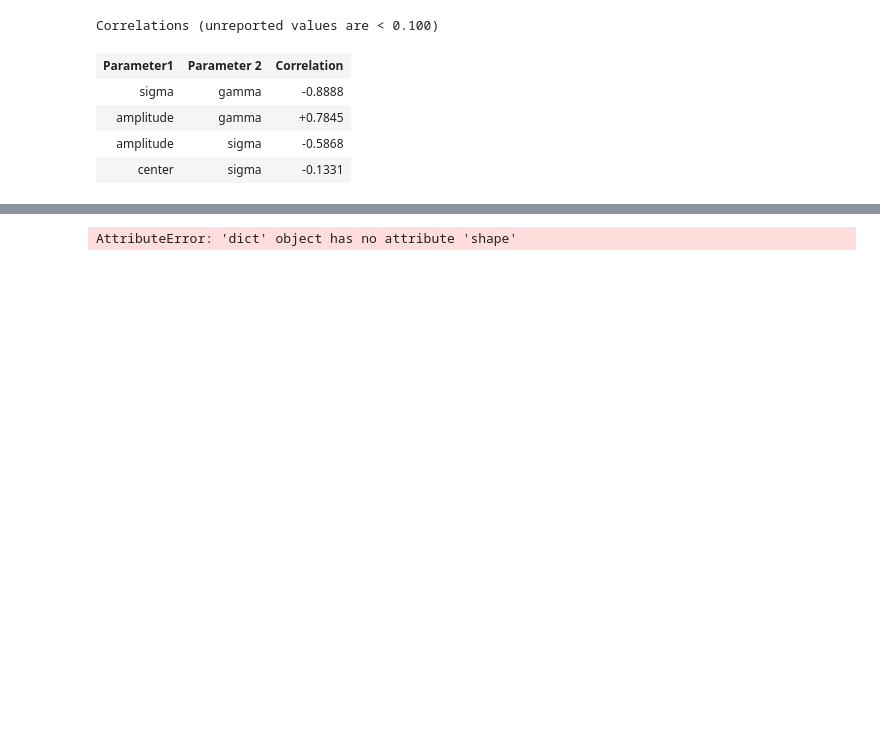
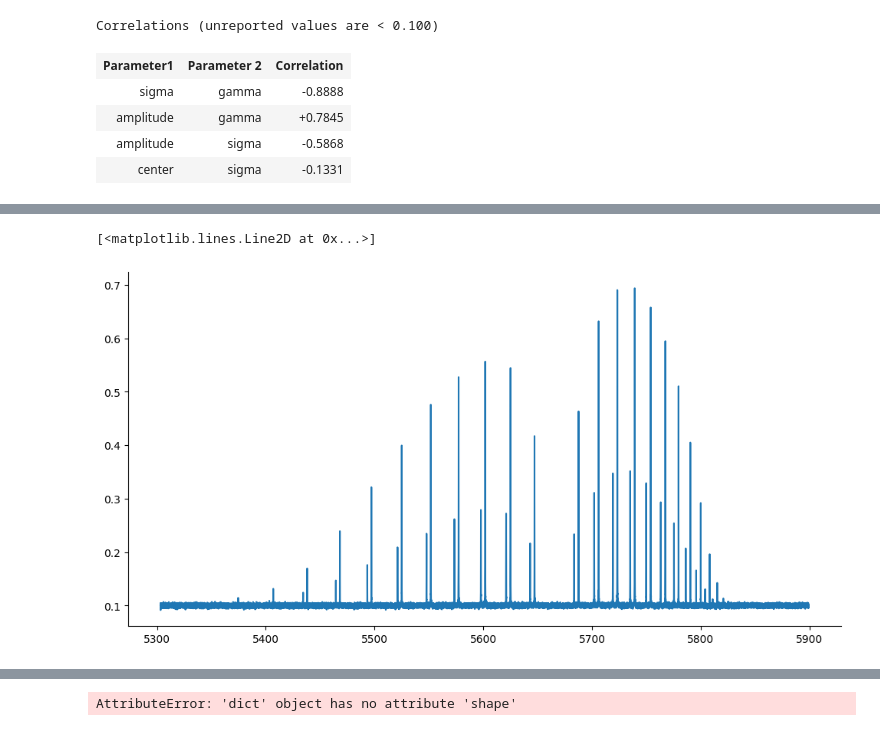
Before and after one commit to Alexandre-Esposte/LineProphet-Machine-Learning-for-Spectral-Attributes, a Jupyter notebook: nbs/for_images.ipynb, the cells around one changed output, grey strips where cells are left out. Saved outputs shown, nothing was run; the diff lists cells and outputs as text; code cells hidden in the pictures; blank space fills up the shorter version.

```diff
--- a/nbs/for_images.ipynb
+++ b/nbs/for_images.ipynb
@@ -112,3 +114,14 @@ Correlations (unreported values are < 0.100)
 | amplitude | gamma | +0.7845 |
 | amplitude | sigma | -0.5868 |
 | center | sigma | -0.1331 |
+# %%
+pressure = 0.200 #atm
+temperature = 293 # Kelvin
+
+optical_length = 2 #cm
+
+#Simulando o espectro
+s.simulateSpectra('HCl',{'air':0, 'self':1}, {'l':optical_length,'p':pressure,'T':temperature},step=0.01)
+s.spectra['absorption'] = s.spectra['absorption'] + np.random.normal(0.1,0.002, len(s.spectra['absorption']))
+plt.plot(s.spectra['wavenumbers'],s.spectra['absorption'])
+# %% [output]
@@ -115,3 +130,5 @@ Correlations (unreported values are < 0.100)
+[<matplotlib.lines.Line2D at 0x...>]
+[figure, added]
 # %%
 f, t, spec, interferogram = spectrogramFromSpectra(s.spectra)
 
```
Also changed, not shown: parts of 11 cells of this notebook, 23 other files.
